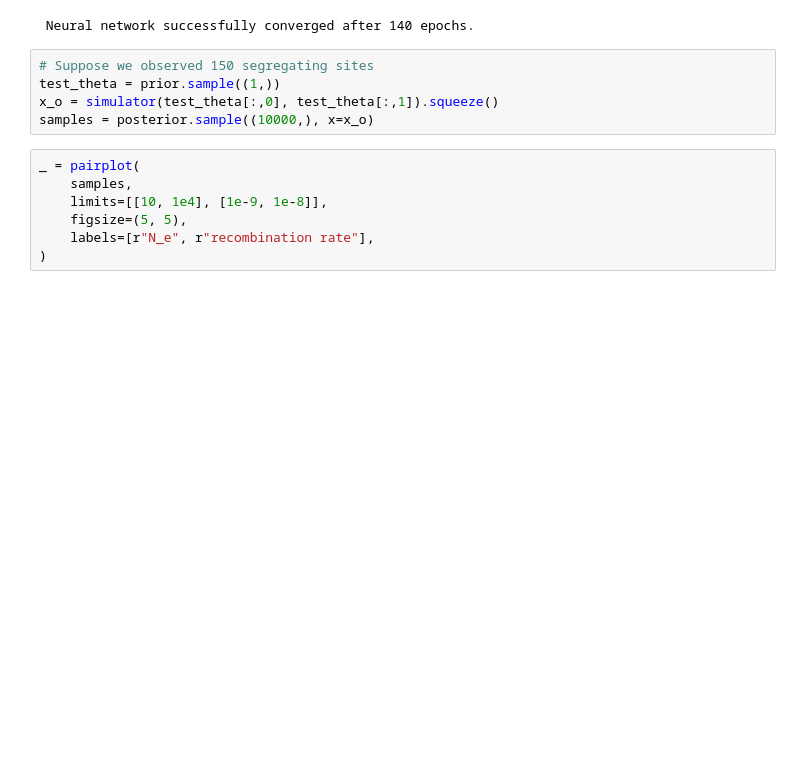
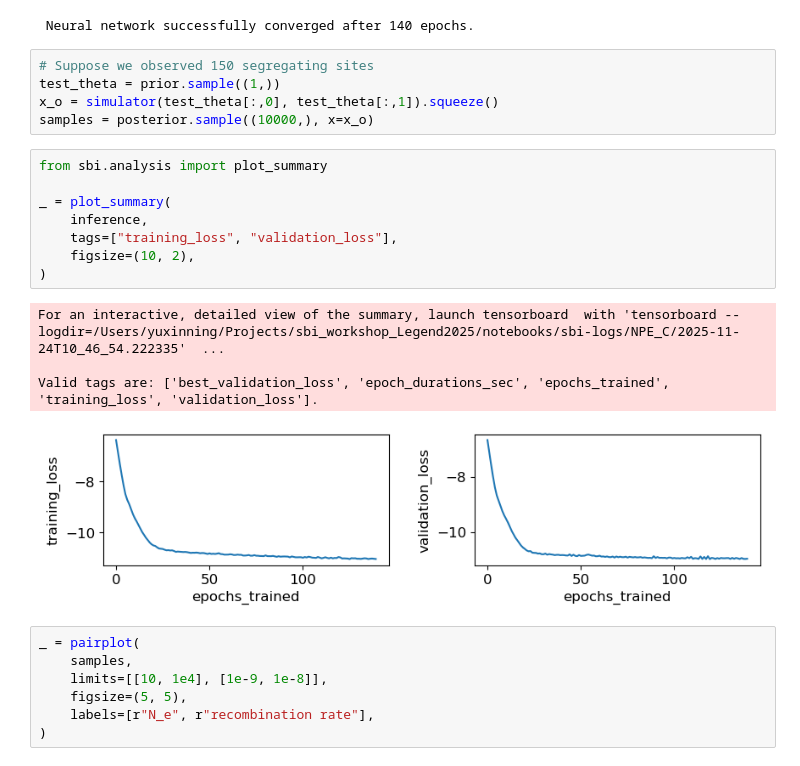
Before and after one commit to ningyuxin1999/SBI-workshop-Legend2025, a Jupyter notebook: notebooks/3_sbi_in_popgen.ipynb, the cells around one changed output. Cells and saved outputs as stored; diff of their text form; blank space fills up the shorter version.

```diff
--- a/notebooks/3_sbi_in_popgen.ipynb
+++ b/notebooks/3_sbi_in_popgen.ipynb
@@ -67,6 +67,19 @@ posterior = inference.build_posterior(density_estimator)
 test_theta = prior.sample((1,))
 x_o = simulator(test_theta[:,0], test_theta[:,1]).squeeze()
 samples = posterior.sample((10000,), x=x_o)
+# %%
+from sbi.analysis import plot_summary
+
+_ = plot_summary(
+    inference,
+    tags=["training_loss", "validation_loss"],
+    figsize=(10, 2),
+)
+# %% [output]
+For an interactive, detailed view of the summary, launch tensorboard  with 'tensorboard --logdir=/Users/yuxinning/Projects/sbi_workshop_Legend2025/notebooks/sbi-logs/NPE_C/2025-11-24T10_46_54.222335'  ...
+
+Valid tags are: ['best_validation_loss', 'epoch_durations_sec', 'epochs_trained', 'training_loss', 'validation_loss'].
+[figure, added]
 # %%
 _ = pairplot(
     samples,
```
Also changed, not shown: parts of 1 cell of this notebook, 2 other files.
